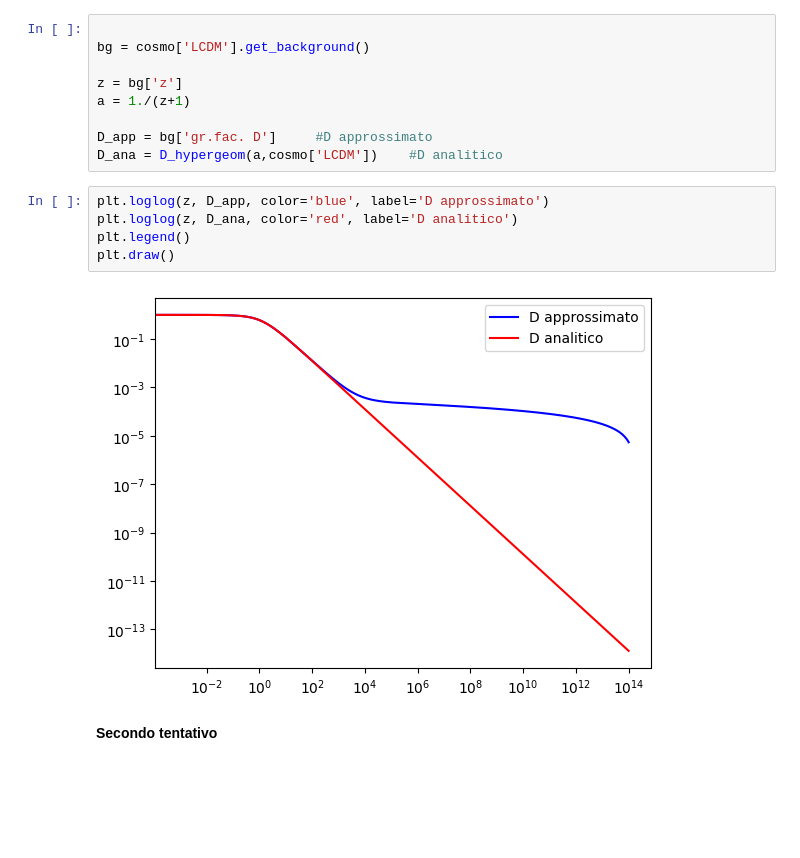
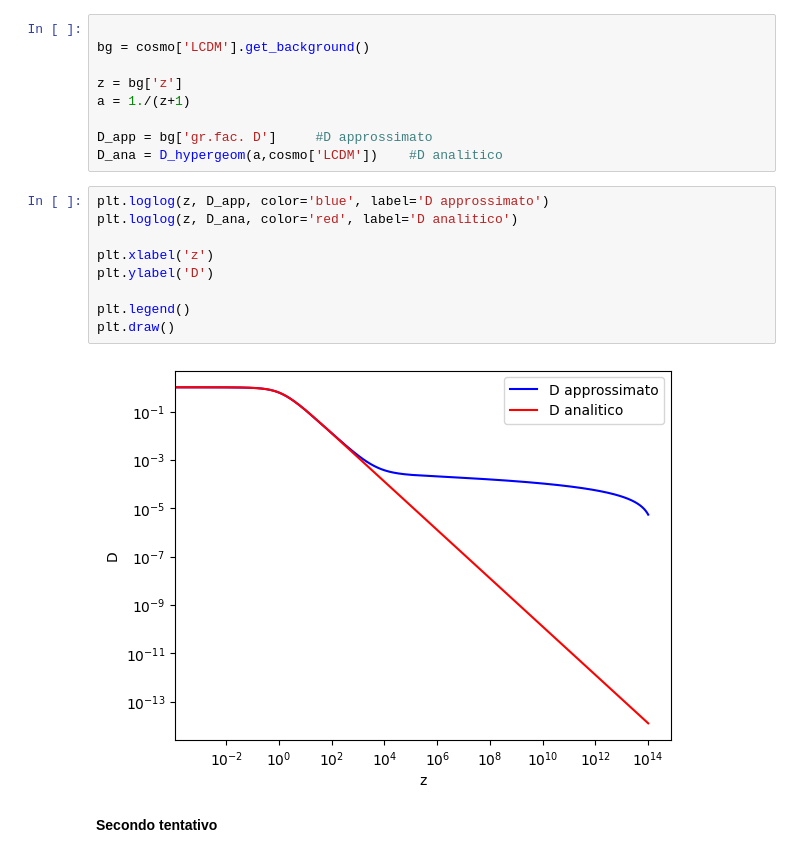
Before and after one commit to ste-cartu/Bachelor-Thesis, a Jupyter notebook: growth.ipynb, the cells around one changed output. Cells and saved outputs as stored; diff of their text form; blank space fills up the shorter version.

```diff
--- a/growth.ipynb
+++ b/growth.ipynb
@@ -70,10 +70,14 @@ D_ana = D_hypergeom(a,cosmo['LCDM'])    #D analitico
 # %%
 plt.loglog(z, D_app, color='blue', label='D approssimato')
 plt.loglog(z, D_ana, color='red', label='D analitico')
+
+plt.xlabel('z')
+plt.ylabel('D')
+
 plt.legend()
 plt.draw()
 # %% [output]
-[figure, old version]
+[figure, new version]
 # %% [markdown]
 **Secondo tentativo**
 # %%
```
Also changed, not shown: parts of 1 cell of this notebook.
